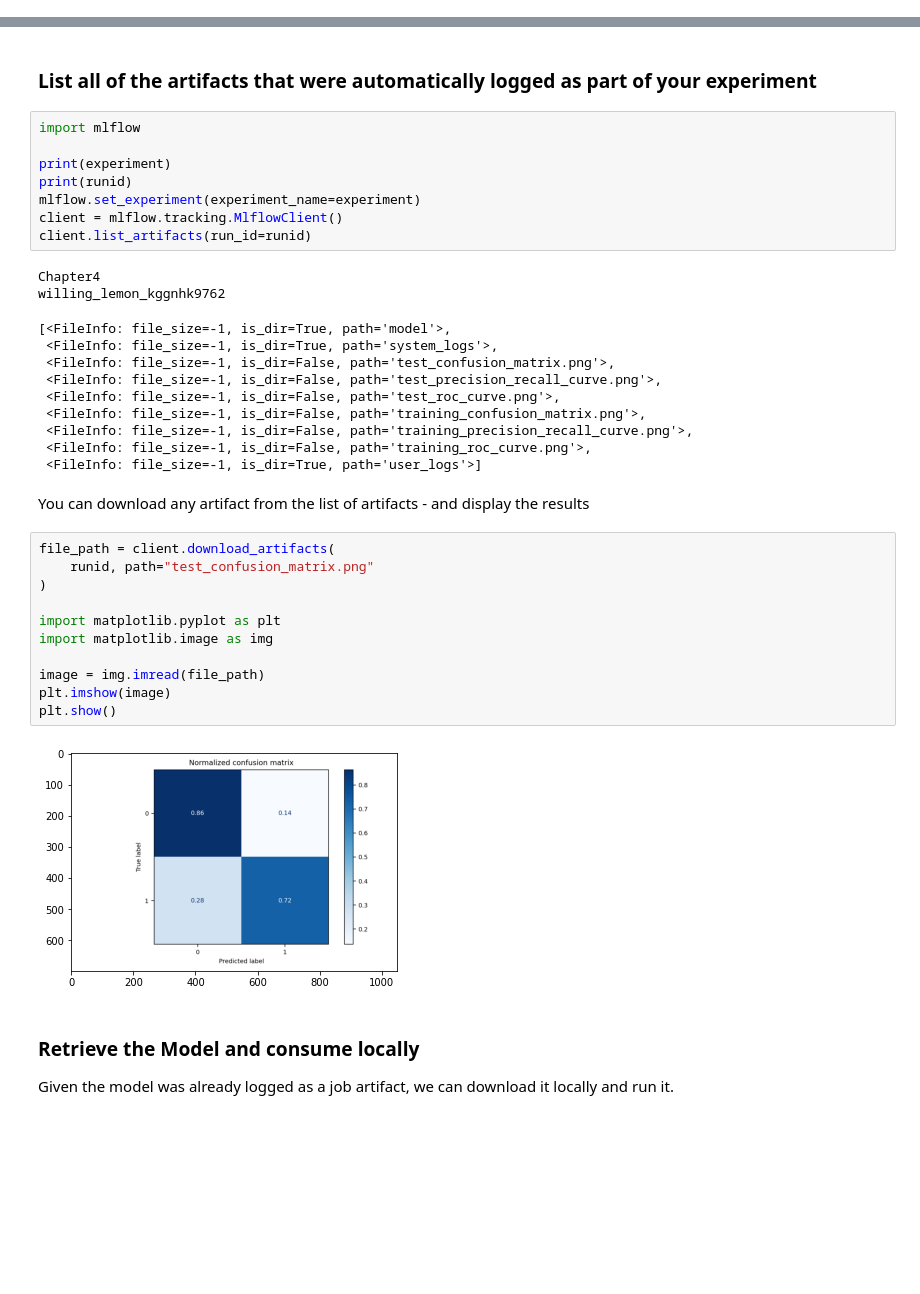
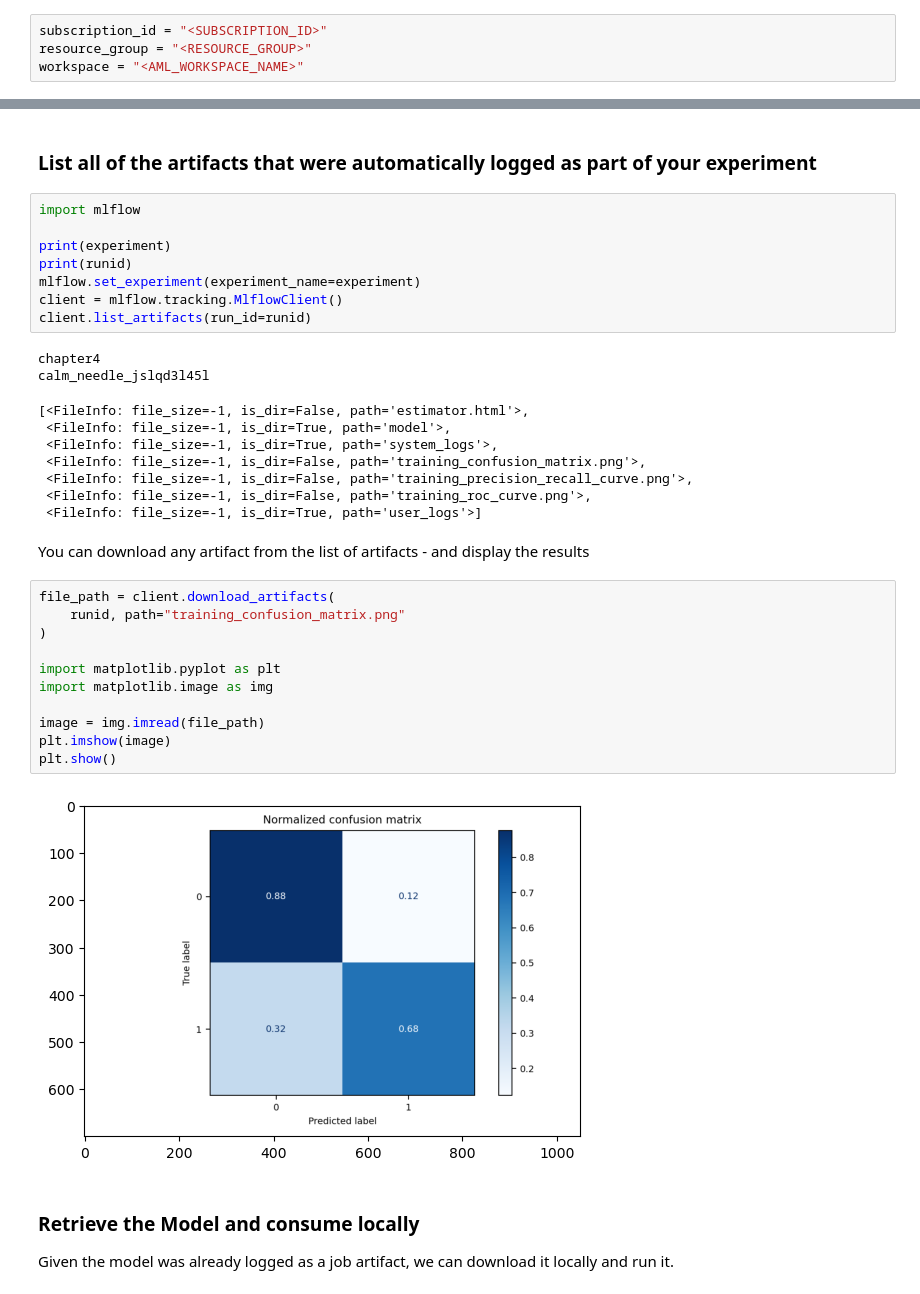
Before and after one commit to balakreshnan/ML-Engineering-with-Azure-Machine-Learning-Servicenov2022, a Jupyter notebook: chapter 4/Chapter 4 - Hyperparameter Tuning.ipynb, the cells around one changed output, grey strips where cells are left out. Saved outputs shown, nothing was run; the diff lists cells and outputs as text; blank space fills up the shorter version.

```diff
--- a/chapter 4/Chapter 4 - Hyperparameter Tuning.ipynb
+++ b/chapter 4/Chapter 4 - Hyperparameter Tuning.ipynb
@@ -47,3 +46,7 @@ workspace = 'aml-workspace'
+# %%
+subscription_id = "<SUBSCRIPTION_ID>"
+resource_group = "<RESOURCE_GROUP>"
+workspace = "<AML_WORKSPACE_NAME>"
 # %% [markdown]
 ## Connecting to your workspace
 
@@ -825,13 +887,11 @@ mlflow.set_experiment(experiment_name=experiment)
 client = mlflow.tracking.MlflowClient()
 client.list_artifacts(run_id=runid)
 # %% [output]
-Chapter4
-willing_lemon_kggnhk9762
+chapter4
+calm_needle_jslqd3l45l
-[<FileInfo: file_size=-1, is_dir=True, path='model'>,
+[<FileInfo: file_size=-1, is_dir=False, path='estimator.html'>,
+ <FileInfo: file_size=-1, is_dir=True, path='model'>,
  <FileInfo: file_size=-1, is_dir=True, path='system_logs'>,
- <FileInfo: file_size=-1, is_dir=False, path='test_confusion_matrix.png'>,
- <FileInfo: file_size=-1, is_dir=False, path='test_precision_recall_curve.png'>,
- <FileInfo: file_size=-1, is_dir=False, path='test_roc_curve.png'>,
  <FileInfo: file_size=-1, is_dir=False, path='training_confusion_matrix.png'>,
  <FileInfo: file_size=-1, is_dir=False, path='training_precision_recall_curve.png'>,
  <FileInfo: file_size=-1, is_dir=False, path='training_roc_curve.png'>,
@@ -840,17 +900,17 @@ willing_lemon_kggnhk9762
 You can download any artifact from the list of artifacts - and display the results
 # %%
 file_path = client.download_artifacts(
-    runid, path="test_confusion_matrix.png"
+    runid, path="training_confusion_matrix.png"
 )
 
 import matplotlib.pyplot as plt
 import matplotlib.image as img
 
 image = img.imread(file_path)
 plt.imshow(image)
 plt.show()
 # %% [output]
-[figure, old version]
+[figure, new version]
 # %% [markdown]
 ### Retrieve the Model and consume locally
 
```
Also changed, not shown: parts of 67 cells of this notebook, 5 other files.
